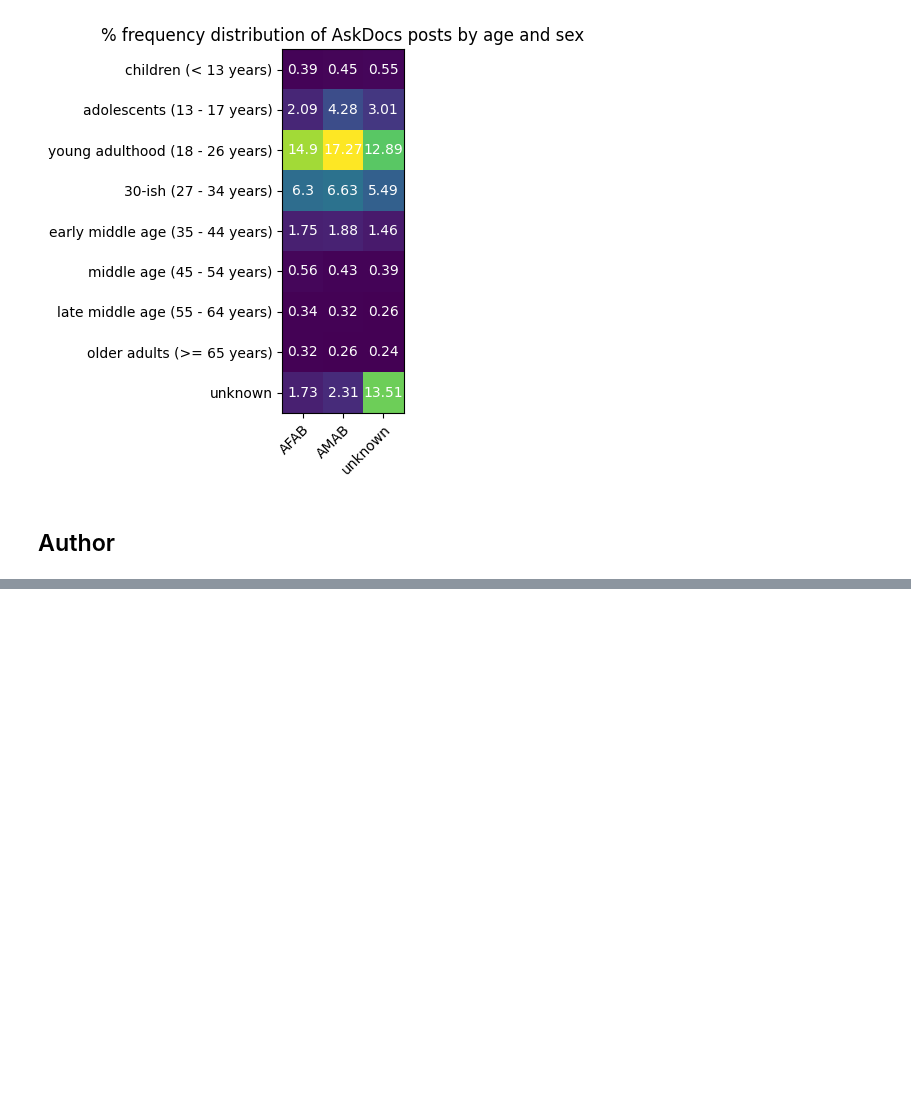
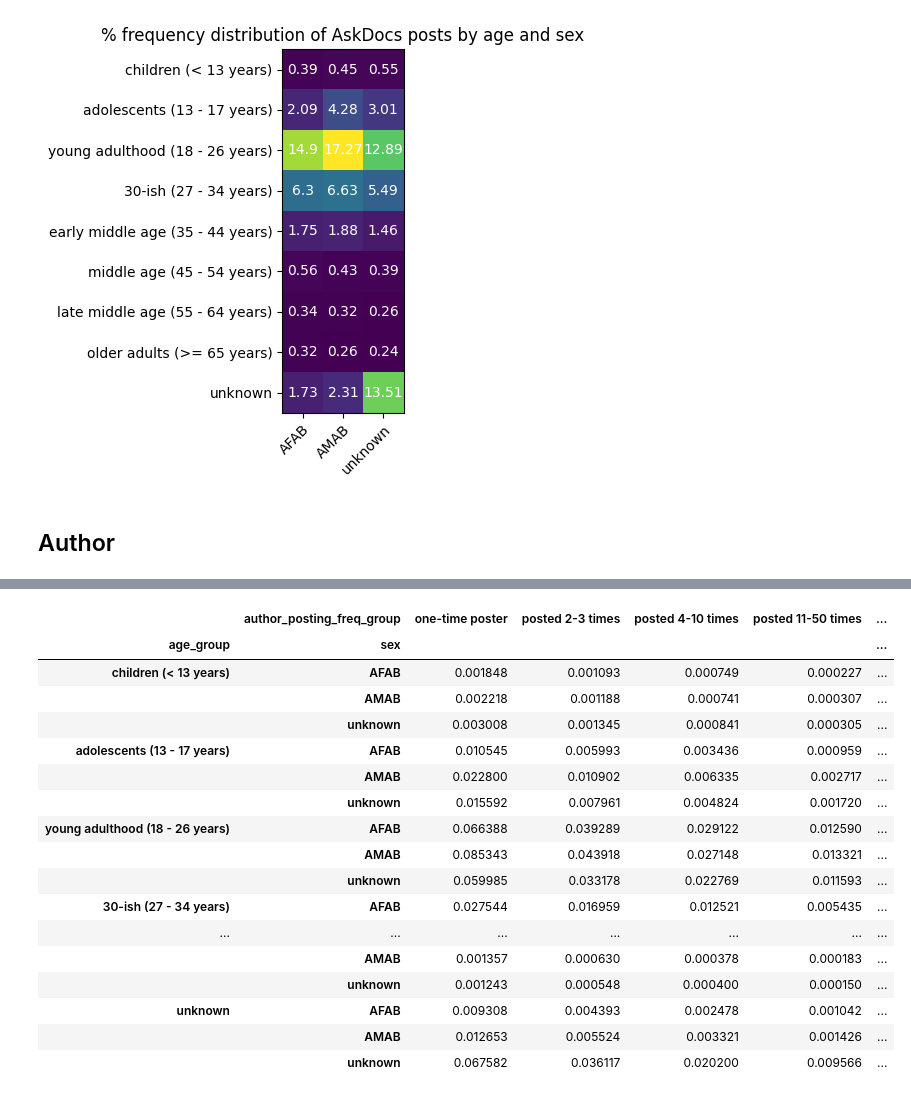
Before and after one commit to 33eyes/reddit-askdocs-analysis, a Jupyter notebook: 07_demographics_analysis.ipynb, the cells around one changed output, grey strips where cells are left out. Saved outputs shown, nothing was run; the diff lists cells and outputs as text; code cells hidden in the pictures; blank space fills up the shorter version.

```diff
--- a/07_demographics_analysis.ipynb
+++ b/07_demographics_analysis.ipynb
@@ -500,0 +650,19 @@ plt.show()
+# %%
+def assign_posting_freq_group(posting_freq, posting_freq_groups_ordered_list):
+    assigned_posting_freq_group = ''
+
+    for posting_freq_group in posting_freq_groups_ordered_list:
+        if (
+            (not np.isnan(posting_freq))
+            and posting_freq <= posting_freq_group['inclusive_ub']
+        ):
+            assigned_posting_freq_group = posting_freq_group['label']
+            break
+
+    return assigned_posting_freq_group
+# %%
+POSTING_FREQ_GROUPS_LABELS_ORDERED_LIST = [
+    x['label'] for x in POSTING_FREQ_GROUPS_ORDERED_LIST
+]
+
+POSTING_FREQ_GROUPS_LABELS_ORDERED_LIST
@@ -500,0 +775,30 @@ plt.show()
+# %%
+# Crosstabs normalized across all observations
+xtab3 = pd.crosstab(
+    [df['age_group'], df['sex']],
+    df['author_posting_freq_group'],
+    normalize=True,
+).reindex(AGE_GROUPS_LABELS_W_AGE_RANGE_ORDERED_LIST, level=0)\
+    .reindex(SEX_LABELS_ORDERED_LIST, level=1)\
+
+xtab3 = xtab3[POSTING_FREQ_GROUPS_LABELS_ORDERED_LIST]
+xtab3
+# %% [output]
+|  | author_posting_freq_group | one-time poster | posted 2-3 times | posted 4-10 times | posted 11-50 times | ... |
+| age_group | sex |  |  |  |  | ... |
+| children (< 13 years) | AFAB | 0.001848 | 0.001093 | 0.000749 | 0.000227 | ... |
+|  | AMAB | 0.002218 | 0.001188 | 0.000741 | 0.000307 | ... |
+|  | unknown | 0.003008 | 0.001345 | 0.000841 | 0.000305 | ... |
+| adolescents (13 - 17 years) | AFAB | 0.010545 | 0.005993 | 0.003436 | 0.000959 | ... |
+|  | AMAB | 0.022800 | 0.010902 | 0.006335 | 0.002717 | ... |
+|  | unknown | 0.015592 | 0.007961 | 0.004824 | 0.001720 | ... |
+| young adulthood (18 - 26 years) | AFAB | 0.066388 | 0.039289 | 0.029122 | 0.012590 | ... |
+|  | AMAB | 0.085343 | 0.043918 | 0.027148 | 0.013321 | ... |
+|  | unknown | 0.059985 | 0.033178 | 0.022769 | 0.011593 | ... |
+| 30-ish (27 - 34 years) | AFAB | 0.027544 | 0.016959 | 0.012521 | 0.005435 | ... |
+| ... | ... | ... | ... | ... | ... | ... |
+|  | AMAB | 0.001357 | 0.000630 | 0.000378 | 0.000183 | ... |
+|  | unknown | 0.001243 | 0.000548 | 0.000400 | 0.000150 | ... |
+| unknown | AFAB | 0.009308 | 0.004393 | 0.002478 | 0.001042 | ... |
+|  | AMAB | 0.012653 | 0.005524 | 0.003321 | 0.001426 | ... |
+|  | unknown | 0.067582 | 0.036117 | 0.020200 | 0.009566 | ... |
```
Also changed, not shown: parts of 30 cells of this notebook.
